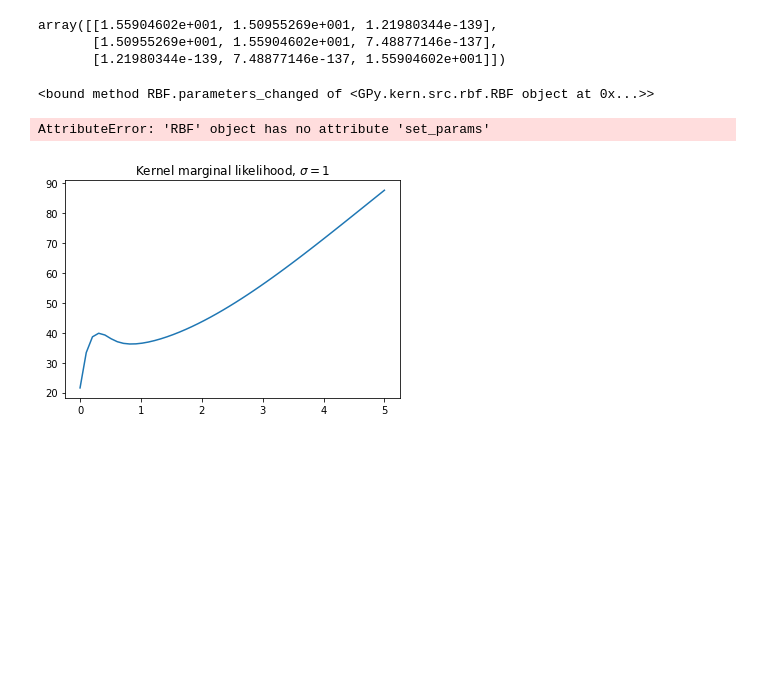
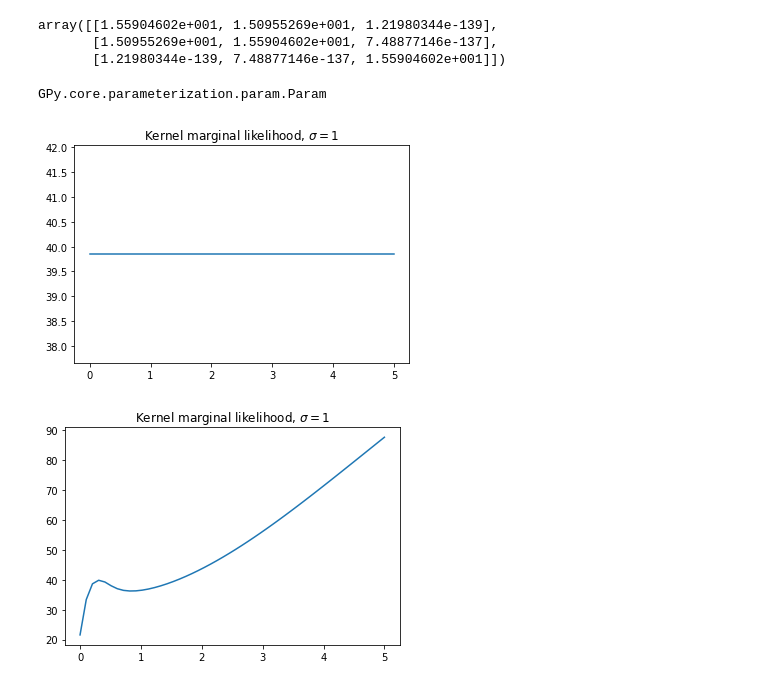
Before and after one commit to darthdeus/bopt, a Jupyter notebook: Kernel opt bug.ipynb, the cells around one changed output. Drawn from its saved outputs; the diff is of its cells as text; code cells hidden in the pictures; blank space fills up the shorter version.

Commit message:
Working GPy wrapper

```diff
--- a/Kernel opt bug.ipynb
+++ b/Kernel opt bug.ipynb
@@ -57,4 +46,0 @@ for i, l in enumerate(params):
-# %%
-gp = GaussianProcess(noise=noise, kernel=SquaredExp())
-
-gp.fit(X_train, y_train).optimize_kernel().posterior(X).plot_posterior(figure=False, num_samples=0)
@@ -142,22 +108,26 @@ rbf.K(X_train.reshape(-1, 1), X_train.reshape(-1, 1))
 array([[1.55904602e+001, 1.50955269e+001, 1.21980344e-139],
        [1.50955269e+001, 1.55904602e+001, 7.48877146e-137],
        [1.21980344e-139, 7.48877146e-137, 1.55904602e+001]])
-# %%
-gpy_kernel.parameters_changed
-# %% [output]
-<bound method RBF.parameters_changed of <GPy.kern.src.rbf.RBF object at 0x...>>
+# %%
+type(p)
+# %% [output]
+GPy.core.parameterization.param.Param
 # %%
 class GPyWrapper:
-    def __init__(self, kernel):
-        self.kernel = kernel
+    def __init__(self):
+        self.params = None
 
     def set_params(self, params):
-        self.kernel.
+        self.params = params
+        return self
 
-gpy_kernel = GPy.kern.RBF(input_dim=1, variance=1., lengthscale=1.)
-plot_kernel_loss(gpy_kernel, X_train, y_train)
+    def __call__(self, a, b):
+        return GPy.kern.RBF(input_dim=1, variance=1., lengthscale=params[1]).K(a.reshape(-1, 1), b.reshape(-1, 1))
+
+# gpy_kernel = GPy.kern.RBF(input_dim=1, variance=1., lengthscale=1.)
+plot_kernel_loss(GPyWrapper(), X_train, y_train)
 # %% [output]
-AttributeError: 'RBF' object has no attribute 'set_params'
+[figure, added]
 # %%
 kernel = SquaredExp(sigma=0.001)
 plot_kernel_loss(kernel, X_train, y_train)
```
Also changed, not shown: parts of 5 cells of this notebook, 1 other file.
